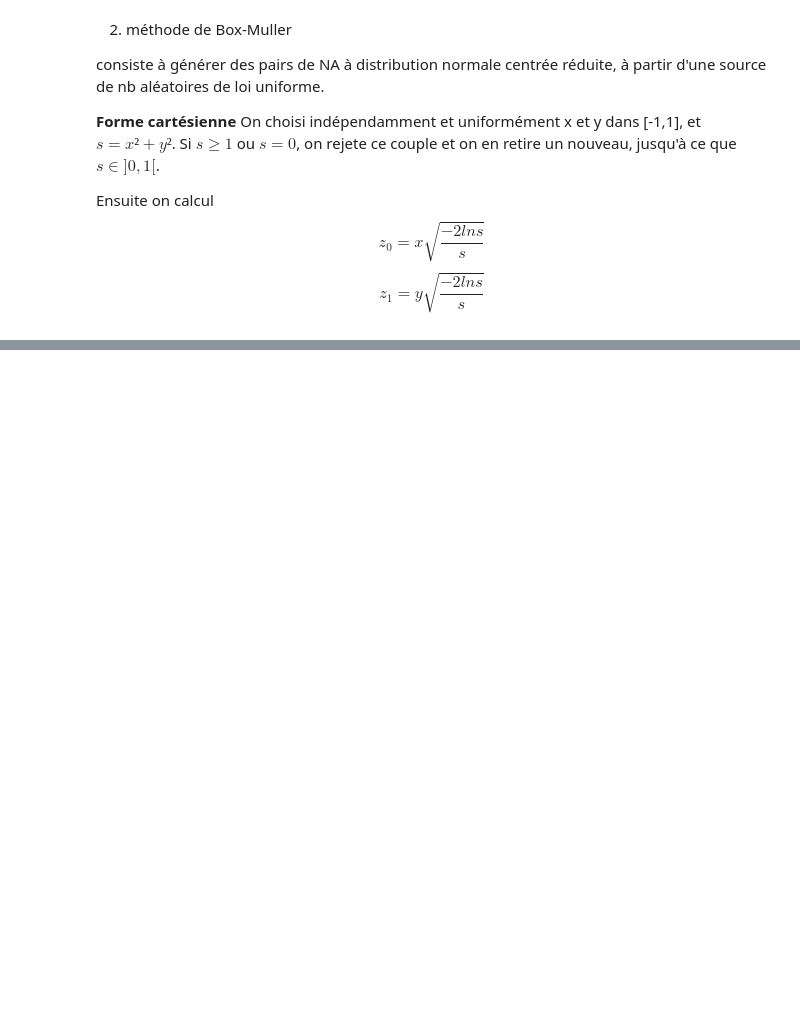
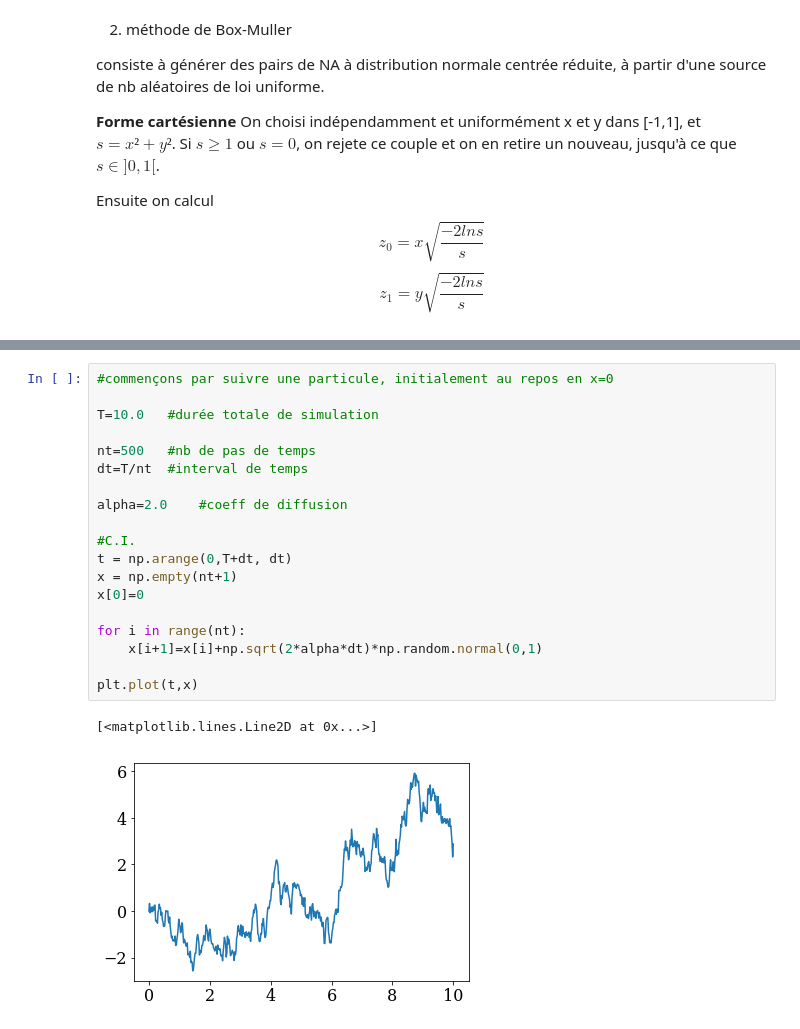
Before and after one commit to njohnsto/numerical-mooc, a Jupyter notebook: lesson6.ipynb, the cells around one changed output, grey strips where cells are left out. Cells and saved outputs as stored; diff of their text form; blank space fills up the shorter version.

```diff
--- a/lesson6.ipynb
+++ b/lesson6.ipynb
@@ -253,0 +265,22 @@ print(z0,z1)
+# %%
+#commençons par suivre une particule, initialement au repos en x=0
+
+T=10.0   #durée totale de simulation
+
+nt=500   #nb de pas de temps
+dt=T/nt  #interval de temps
+
+alpha=2.0    #coeff de diffusion
+
+#C.I.
+t = np.arange(0,T+dt, dt)
+x = np.empty(nt+1)
+x[0]=0
+
+for i in range(nt):
+    x[i+1]=x[i]+np.sqrt(2*alpha*dt)*np.random.normal(0,1)
+
+plt.plot(t,x)
+# %% [output]
+[<matplotlib.lines.Line2D at 0x...>]
+[figure, added]
```
Also changed, not shown: parts of 16 cells of this notebook.
